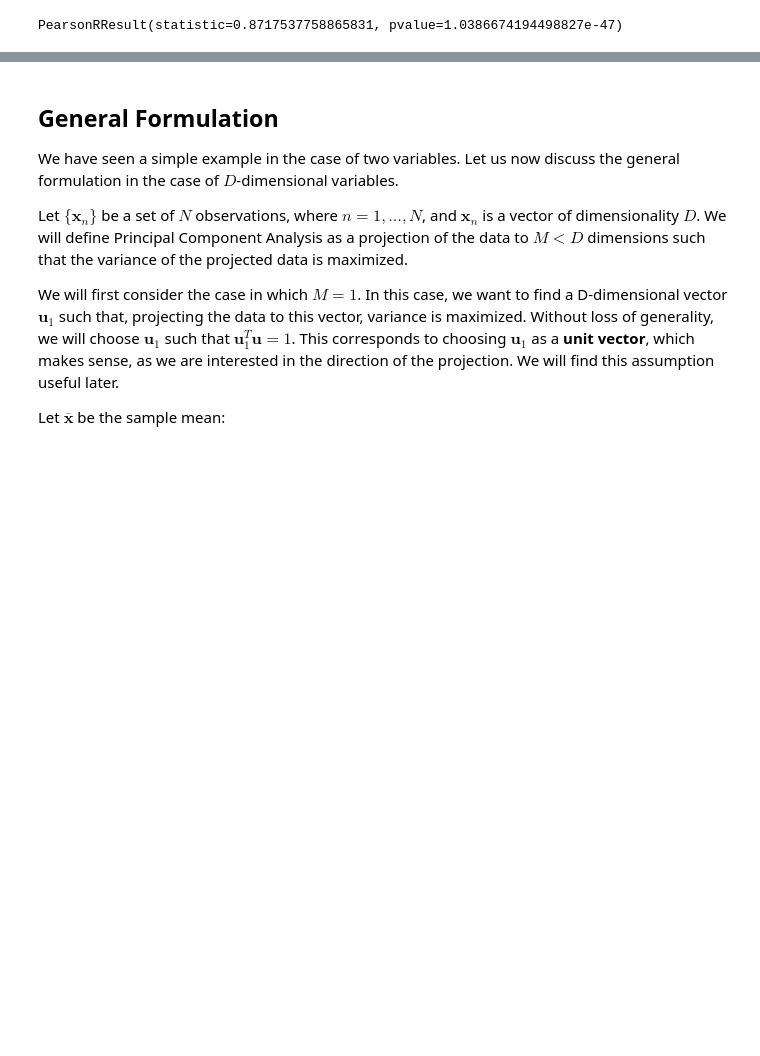
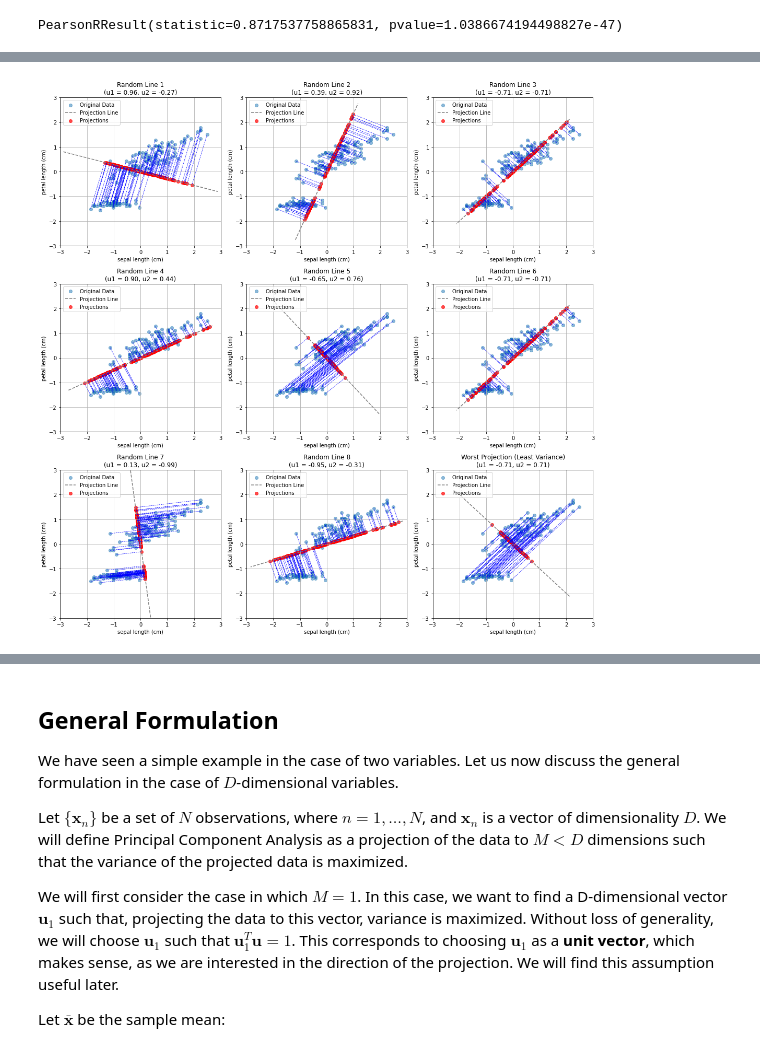
Before and after one commit to antoninofurnari/fadlecturenotes2425, a Jupyter notebook: lecturenotes/lectures/17_principal_component_analysis.ipynb, the cells around one changed output, grey strips where cells are left out. Drawn from its saved outputs; the diff is of its cells as text; code cells hidden in the pictures; blank space fills up the shorter version.

```diff
--- a/lecturenotes/lectures/17_principal_component_analysis.ipynb
+++ b/lecturenotes/lectures/17_principal_component_analysis.ipynb
@@ -365,0 +81,82 @@ We can see $w_1$ and $w_2$ as two weights denoting the relative importance of th
+# %%
+import numpy as np
+from sklearn.datasets import load_iris
+from sklearn.preprocessing import StandardScaler
+from matplotlib import pyplot as plt
+import seaborn as sns
+import pandas as pd
+
+# Load and standardize the dataset
+data = load_iris(as_frame=True)['data']
+scaler = StandardScaler()
+standardized_data = scaler.fit_transform(data)
+
+# Convert standardized data to a DataFrame
+standardized_df = pd.DataFrame(standardized_data, columns=data.columns)
+
+# Use only two features for 2D plotting
+x_feature = 'sepal length (cm)'
+y_feature = 'petal length (cm)'
+X = standardized_df[[x_feature, y_feature]].values
+
+# Generate random lines for projection
+np.random.seed(42)  # For reproducibility
+num_random_lines = 8
+random_directions = [np.random.randn(2) for _ in range(num_random_lines)]
+random_directions = [direction / np.linalg.norm(direction) for direction in random_directions]  # Normalize them
+
+# Calculate the "worst" projection direction (minimum variance)
+cov_matrix = np.cov(X.T)
+eigvals, eigvecs = np.linalg.eig(cov_matrix)
+worst_direction = eigvecs[:, np.argmin(eigvals)]  # Direction with the smallest eigenvalue
+random_directions.append(worst_direction / np.linalg.norm(worst_direction))  # Add as the last projection
+
+# Set consistent axis limits
+x_limits = [-3, 3]
+y_limits = [-3, 3]
+
+# Plot the data and projections in a 3x3 grid
+fig, axes = plt.subplots(3, 3, figsize=(15, 15))
+
+for idx, (direction, ax) in enumerate(zip(random_directions, axes.flatten())):
+    # Calculate projections of the points on the random line
+    projections = X @ direction.reshape(-1, 1)  # Dot product for projection
+    projected_points = projections * direction  # Scale projections back to the 2D space
+
+    # Plot original data points
+    ax.scatter(X[:, 0], X[:, 1], label='Original Data', alpha=0.5)
+
+    # Plot projection line
+    line_x = np.array([-3, 3]) * direction[0]
+    line_y = np.array([-3, 3]) * direction[1]
+    ax.plot(line_x, line_y, color='gray', linestyle='--', label='Projection Line')
+
+    # Plot projected points
+    ax.scatter(projected_points[:, 0], projected_points[:, 1], color='red', alpha=0.7, label='Projections')
+
+    # Draw dashed lines from each point to its projection
+    for original, projected in zip(X, projected_points):
+        ax.plot([original[0], projected[0]], [original[1], projected[1]], color='blue', linestyle='dashed', linewidth=0.7)
+
+    # Set the same limits for each subplot
+    ax.set_xlim(x_limits)
+    ax.set_ylim(y_limits)
+
+    # Get the values of (u1, u2) for the title
+    u1, u2 = direction[0], direction[1]
+
+    # Determine the title for each subplot with vector values included
+    if idx < num_random_lines:
+        ax.set_title(f'Random Line {idx + 1}\n(u1 = {u1:.2f}, u2 = {u2:.2f})')
+    else:
+        ax.set_title(f'Worst Projection (Least Variance)\n(u1 = {u1:.2f}, u2 = {u2:.2f})')
+
+    ax.set_xlabel(x_feature)
+    ax.set_ylabel(y_feature)
+    ax.legend(loc='upper left')
+    ax.grid()
+
+plt.tight_layout()
+plt.show()
+# %% [output]
+[figure, added]
```
Also changed, not shown: parts of 24 cells of this notebook.
